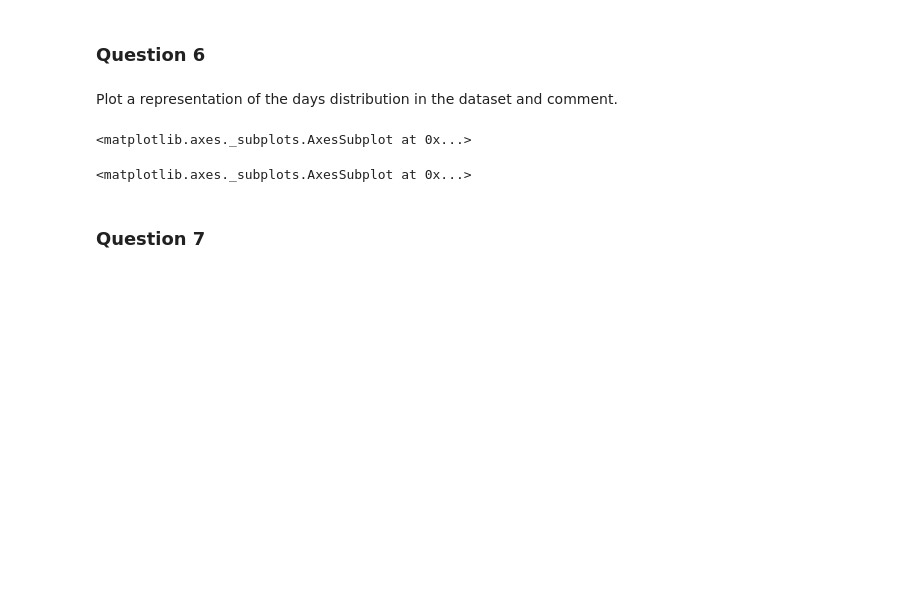
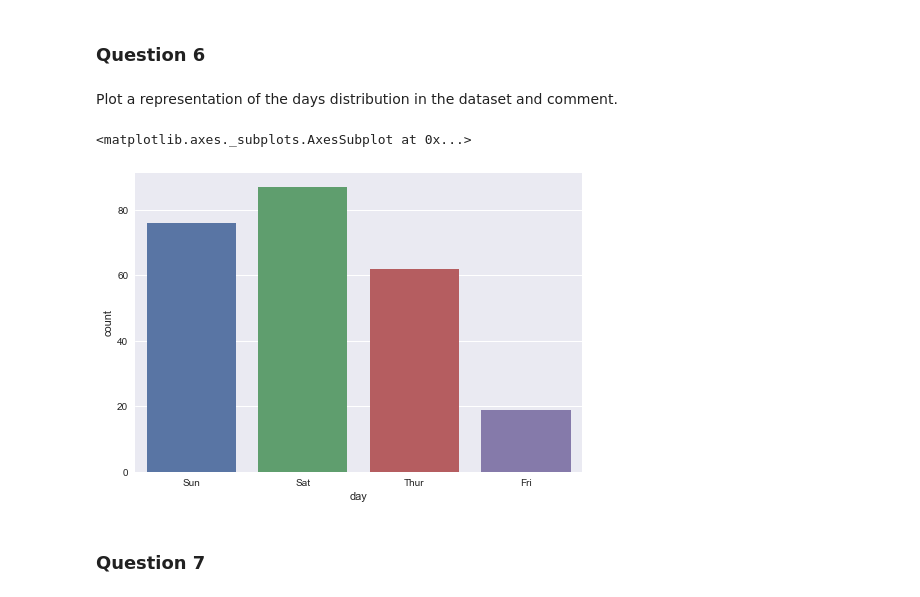
Before and after one commit to CheickDIAKITE/TIP-Price, a Jupyter notebook: TP1F3B.ipynb, the cells around one changed output. Saved outputs shown, nothing was run; the diff lists cells and outputs as text; code cells hidden in the pictures; blank space fills up the shorter version.

```diff
--- a/TP1F3B.ipynb
+++ b/TP1F3B.ipynb
@@ -157,13 +157,13 @@ data_tips.describe(include=['object'])
 # %% [markdown]
 Plot a representation of the days distribution in the dataset and comment.
 # %%
-sns.countplot(x='day',data=data_tips)
+
+def answer_6():
+    return sns.countplot(x='day',data=data_tips)
+answer_6()
 # %% [output]
 <matplotlib.axes._subplots.AxesSubplot at 0x...>
+[figure, added]
-# %%
-sns.barplot(x='day',y= 'tip',data= data_tips)
-# %% [output]
-<matplotlib.axes._subplots.AxesSubplot at 0x...>
 # %% [markdown]
 ### Question 7
 # %% [markdown]
```
Also changed, not shown: parts of 26 cells of this notebook.
